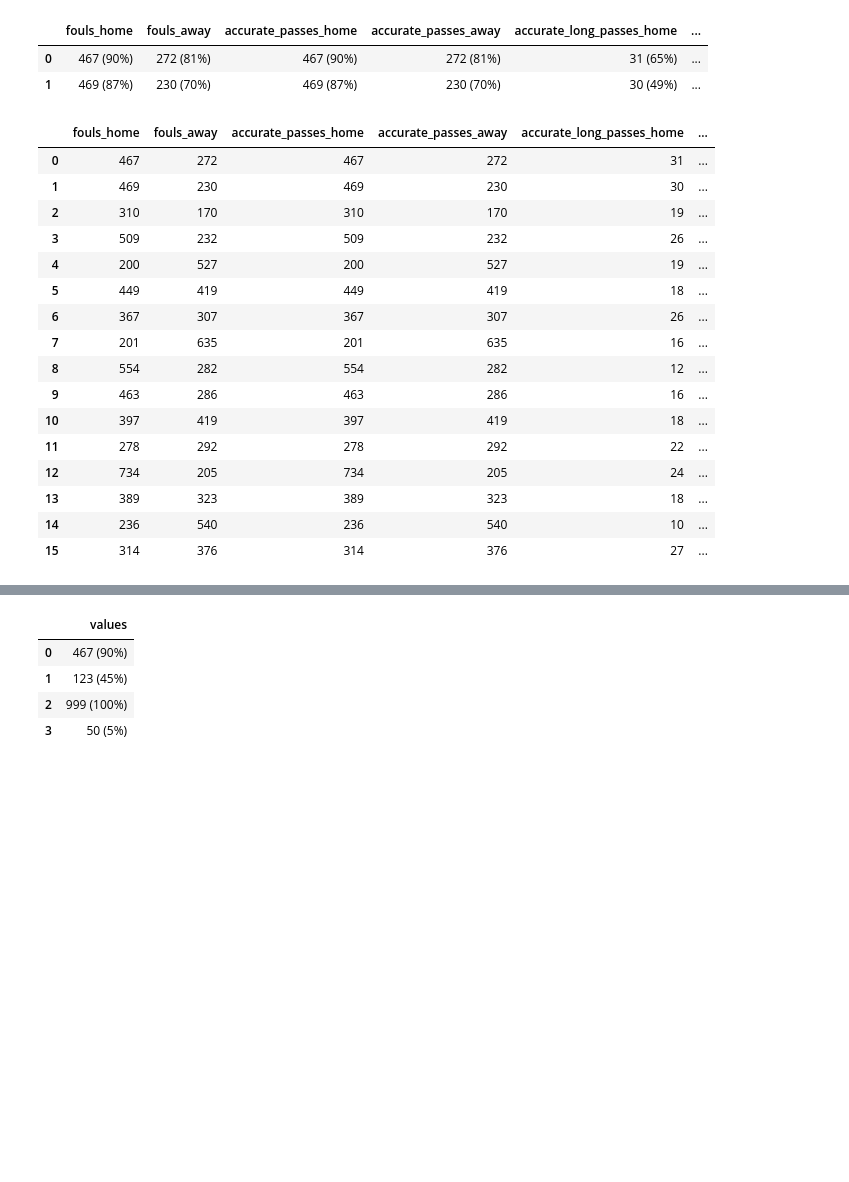
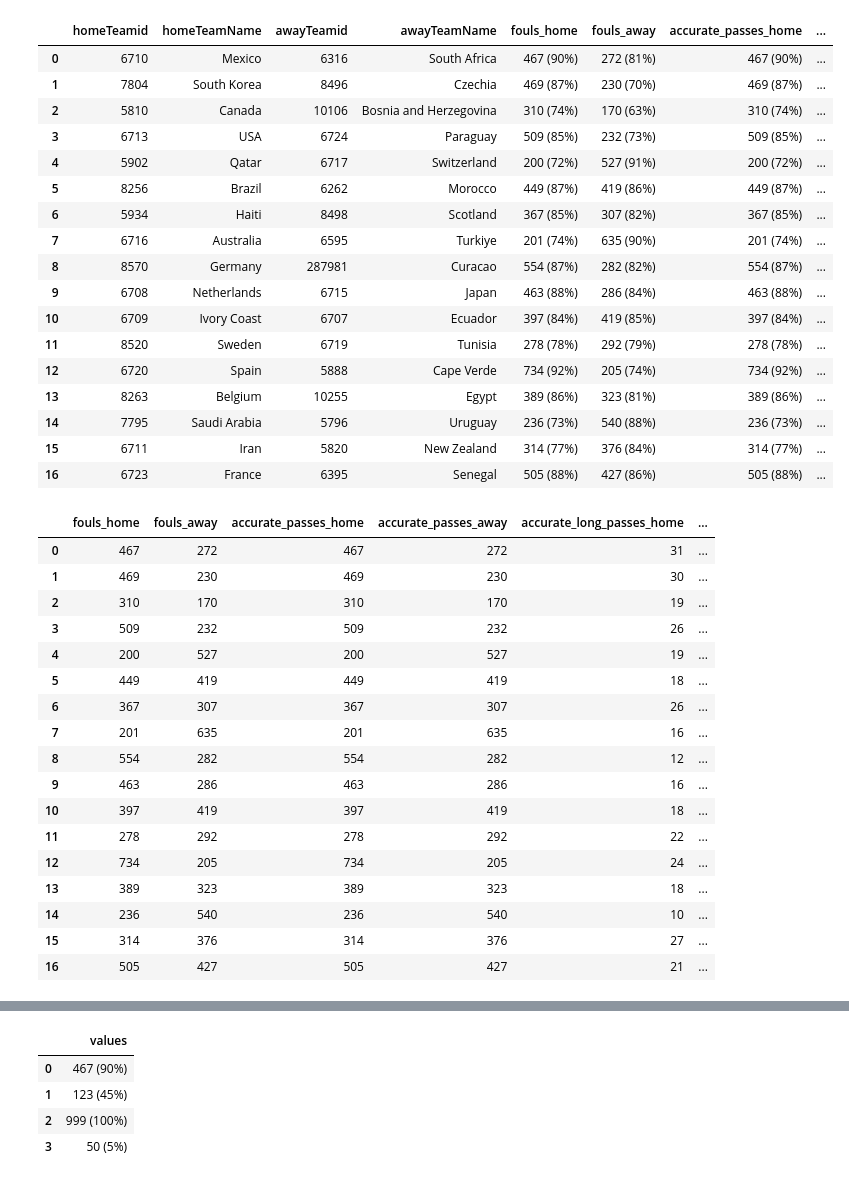
Before and after one commit to bolaxel/wcup26, a Jupyter notebook: cleaning.ipynb, the cells around one changed output, grey strips where cells are left out. Saved outputs shown, nothing was run; the diff lists cells and outputs as text; code cells hidden in the pictures; blank space fills up the shorter version.

Commit message:
modified clean ipynb file

```diff
--- a/cleaning.ipynb
+++ b/cleaning.ipynb
@@ -274,35 +275,51 @@ result
 # %%
-# clean columns
+# clean columns 467 (90%)
 # fouls_home, accurate_passes_home, accurate_long_passes_home, accurate_crosses_home, ground_duels_won_home, aerial_won_home, dribbles_succeeded_home
 
-df_columns = df[['fouls_home', 'fouls_away', 'accurate_passes_home', 'accurate_passes_away', 'accurate_long_passes_home', 'accurate_long_passes_away', 'accurate_crosses_home', 'accurate_crosses_away',
+df_to_clean = df[['homeTeamid', 'homeTeamName', 'awayTeamid', 'awayTeamName', 'fouls_home', 'fouls_away', 'accurate_passes_home', 'accurate_passes_away', 'accurate_long_passes_home', 'accurate_long_passes_away', 'accurate_crosses_home', 'accurate_crosses_away',
                        'ground_duels_won_home', 'ground_duels_won_away', 'aerial_won_home', 'aerial_won_away', 'dribbles_succeeded_home', 'dribbles_succeeded_away']]
 
-df_columns.head(2)
+df_to_clean
 # %% [output]
-|  | fouls_home | fouls_away | accurate_passes_home | accurate_passes_away | accurate_long_passes_home | ... |
-| 0 | 467 (90%) | 272 (81%) | 467 (90%) | 272 (81%) | 31 (65%) | ... |
-| 1 | 469 (87%) | 230 (70%) | 469 (87%) | 230 (70%) | 30 (49%) | ... |
+|  | homeTeamid | homeTeamName | awayTeamid | awayTeamName | fouls_home | fouls_away | accurate_passes_home | ... |
+| 0 | 6710 | Mexico | 6316 | South Africa | 467 (90%) | 272 (81%) | 467 (90%) | ... |
+| 1 | 7804 | South Korea | 8496 | Czechia | 469 (87%) | 230 (70%) | 469 (87%) | ... |
+| 2 | 5810 | Canada | 10106 | Bosnia and Herzegovina | 310 (74%) | 170 (63%) | 310 (74%) | ... |
+| 3 | 6713 | USA | 6724 | Paraguay | 509 (85%) | 232 (73%) | 509 (85%) | ... |
+| 4 | 5902 | Qatar | 6717 | Switzerland | 200 (72%) | 527 (91%) | 200 (72%) | ... |
+| 5 | 8256 | Brazil | 6262 | Morocco | 449 (87%) | 419 (86%) | 449 (87%) | ... |
+| 6 | 5934 | Haiti | 8498 | Scotland | 367 (85%) | 307 (82%) | 367 (85%) | ... |
+| 7 | 6716 | Australia | 6595 | Turkiye | 201 (74%) | 635 (90%) | 201 (74%) | ... |
+| 8 | 8570 | Germany | 287981 | Curacao | 554 (87%) | 282 (82%) | 554 (87%) | ... |
+| 9 | 6708 | Netherlands | 6715 | Japan | 463 (88%) | 286 (84%) | 463 (88%) | ... |
+| 10 | 6709 | Ivory Coast | 6707 | Ecuador | 397 (84%) | 419 (85%) | 397 (84%) | ... |
+| 11 | 8520 | Sweden | 6719 | Tunisia | 278 (78%) | 292 (79%) | 278 (78%) | ... |
+| 12 | 6720 | Spain | 5888 | Cape Verde | 734 (92%) | 205 (74%) | 734 (92%) | ... |
+| 13 | 8263 | Belgium | 10255 | Egypt | 389 (86%) | 323 (81%) | 389 (86%) | ... |
+| 14 | 7795 | Saudi Arabia | 5796 | Uruguay | 236 (73%) | 540 (88%) | 236 (73%) | ... |
+| 15 | 6711 | Iran | 5820 | New Zealand | 314 (77%) | 376 (84%) | 314 (77%) | ... |
+| 16 | 6723 | France | 6395 | Senegal | 505 (88%) | 427 (86%) | 505 (88%) | ... |
 # %%
+# ✖️✖️✖️
 # clean (%) with regex
-# 👇 cleaned code
+# 👇 fixed code
 
 cleaned_df = pd.DataFrame()
 
-cleaned_df['fouls_home'] = df_columns['fouls_home'].str.replace(r'\s*\(.*\)', '', regex=True).astype(int)
-cleaned_df['fouls_away'] = df_columns['fouls_away'].str.replace(r'\s*\(.*\)', '', regex=True).astype(int)
-cleaned_df['accurate_passes_home'] = df_columns['accurate_passes_home'].str.replace(r'\s*\(.*\)', '', regex=True).astype(int)
-cleaned_df['accurate_passes_away'] = df_columns['accurate_passes_away'].str.replace(r'\s*\(.*\)', '', regex=True).astype(int)
-cleaned_df['accurate_long_passes_home'] = df_columns['accurate_long_passes_home'].str.replace(r'\s*\(.*\)', '', regex=True).astype(int)
-cleaned_df['accurate_long_passes_away'] = df_columns['accurate_long_passes_away'].str.replace(r'\s*\(.*\)', '', regex=True).astype(int)
-cleaned_df['accurate_crosses_home'] = df_columns['accurate_crosses_home'].str.replace(r'\s*\(.*\)', '', regex=True).astype(int)
-cleaned_df['accurate_crosses_away'] = df_columns['accurate_crosses_away'].str.replace(r'\s*\(.*\)', '', regex=True).astype(int)
-cleaned_df['ground_duels_won_home'] = df_columns['ground_duels_won_home'].str.replace(r'\s*\(.*\)', '', regex=True).astype(int)
-cleaned_df['ground_duels_won_away'] = df_columns['ground_duels_won_away'].str.replace(r'\s*\(.*\)', '', regex=True).astype(int)
-cleaned_df['aerial_won_home'] = df_columns['aerial_won_home'].str.replace(r'\s*\(.*\)', '', regex=True).astype(int)
-cleaned_df['aerial_won_away'] = df_columns['aerial_won_away'].str.replace(r'\s*\(.*\)', '', regex=True).astype(int)
-cleaned_df['dribbles_succeeded_home'] = df_columns['dribbles_succeeded_home'].str.replace(r'\s*\(.*\)', '', regex=True).astype(int)
-cleaned_df['dribbles_succeeded_away'] = df_columns['dribbles_succeeded_away'].str.replace(r'\s*\(.*\)', '', regex=True).astype(int)
+cleaned_df['fouls_home'] = df_to_clean['fouls_home'].str.replace(r'\s*\(.*\)', '', regex=True).astype(int)
+cleaned_df['fouls_away'] = df_to_clean['fouls_away'].str.replace(r'\s*\(.*\)', '', regex=True).astype(int)
+cleaned_df['accurate_passes_home'] = df_to_clean['accurate_passes_home'].str.replace(r'\s*\(.*\)', '', regex=True).astype(int)
+cleaned_df['accurate_passes_away'] = df_to_clean['accurate_passes_away'].str.replace(r'\s*\(.*\)', '', regex=True).astype(int)
+cleaned_df['accurate_long_passes_home'] = df_to_clean['accurate_long_passes_home'].str.replace(r'\s*\(.*\)', '', regex=True).astype(int)
+cleaned_df['accurate_long_passes_away'] = df_to_clean['accurate_long_passes_away'].str.replace(r'\s*\(.*\)', '', regex=True).astype(int)
+cleaned_df['accurate_crosses_home'] = df_to_clean['accurate_crosses_home'].str.replace(r'\s*\(.*\)', '', regex=True).astype(int)
+cleaned_df['accurate_crosses_away'] = df_to_clean['accurate_crosses_away'].str.replace(r'\s*\(.*\)', '', regex=True).astype(int)
+cleaned_df['ground_duels_won_home'] = df_to_clean['ground_duels_won_home'].str.replace(r'\s*\(.*\)', '', regex=True).astype(int)
+cleaned_df['ground_duels_won_away'] = df_to_clean['ground_duels_won_away'].str.replace(r'\s*\(.*\)', '', regex=True).astype(int)
+cleaned_df['aerial_won_home'] = df_to_clean['aerial_won_home'].str.replace(r'\s*\(.*\)', '', regex=True).astype(int)
+cleaned_df['aerial_won_away'] = df_to_clean['aerial_won_away'].str.replace(r'\s*\(.*\)', '', regex=True).astype(int)
+cleaned_df['dribbles_succeeded_home'] = df_to_clean['dribbles_succeeded_home'].str.replace(r'\s*\(.*\)', '', regex=True).astype(int)
+cleaned_df['dribbles_succeeded_away'] = df_to_clean['dribbles_succeeded_away'].str.replace(r'\s*\(.*\)', '', regex=True).astype(int)
 
 cleaned_df
 # %% [output]
@@ -323,4 +340,5 @@ cleaned_df
 | 13 | 389 | 323 | 389 | 323 | 18 | ... |
 | 14 | 236 | 540 | 236 | 540 | 10 | ... |
 | 15 | 314 | 376 | 314 | 376 | 27 | ... |
+| 16 | 505 | 427 | 505 | 427 | 21 | ... |
 # %%
```
Also changed, not shown: parts of 8 cells of this notebook.
